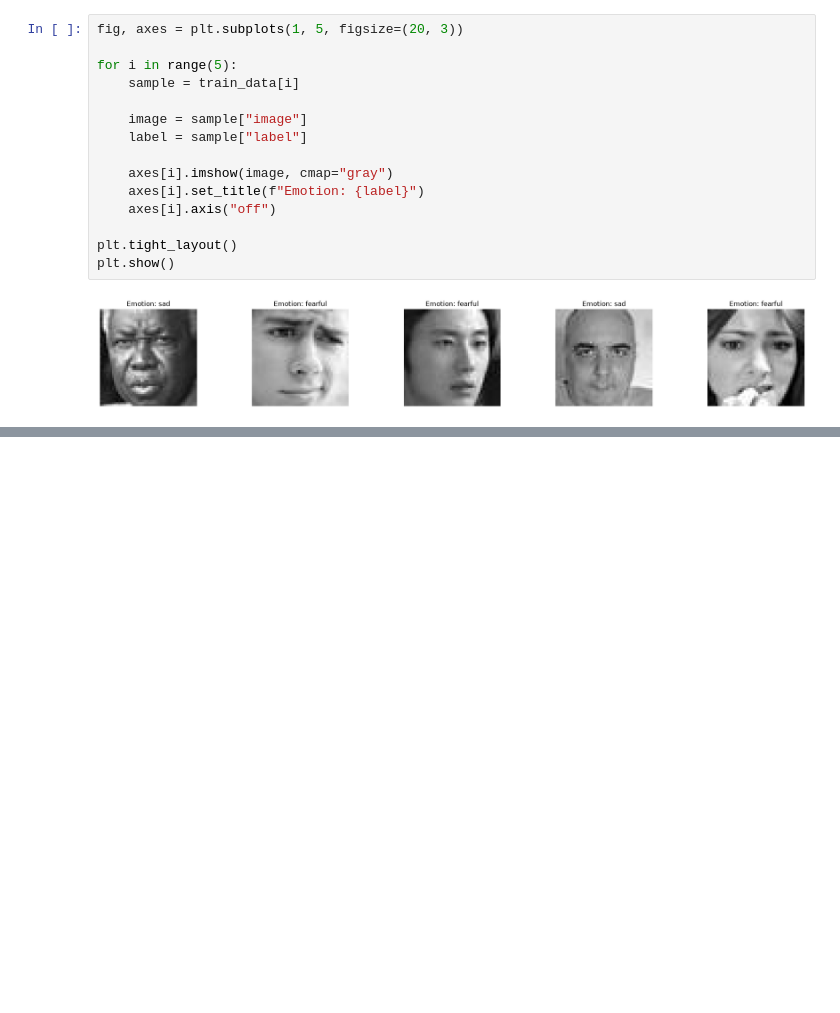
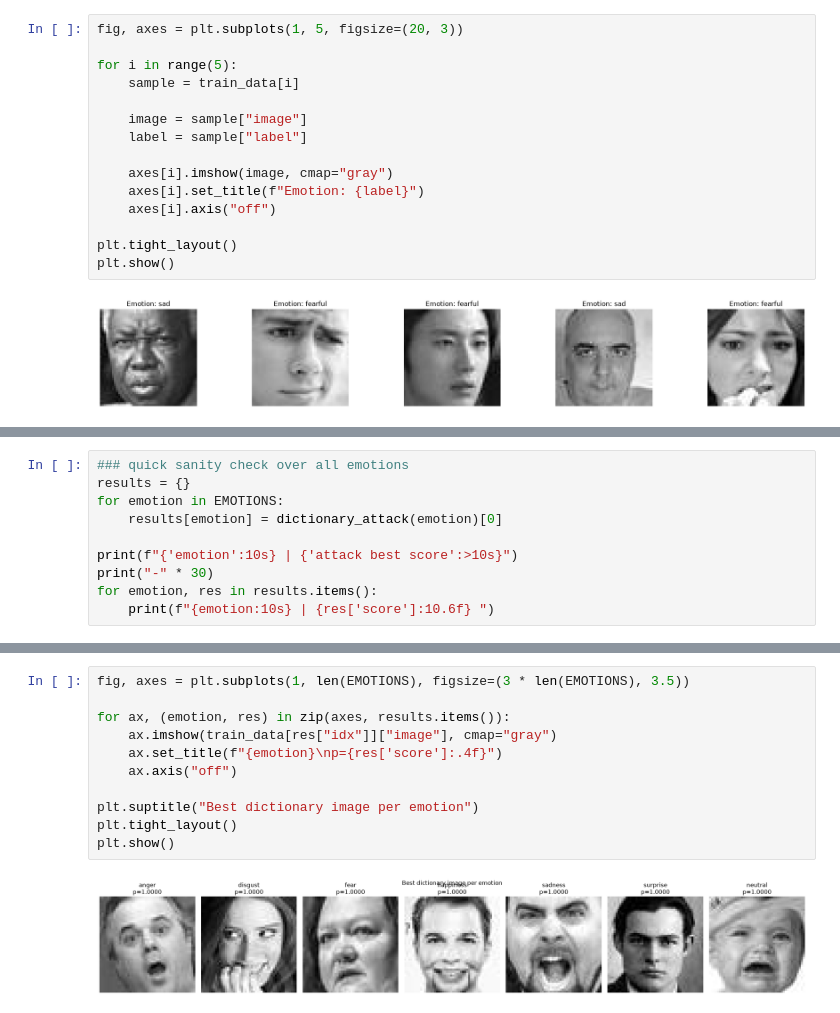
Before and after one commit to Baldi-OG/uni-MultiModal, a Jupyter notebook: homework_2/dictionary_attack.ipynb, the cells around one changed output, grey strips where cells are left out. Saved outputs shown, nothing was run; the diff lists cells and outputs as text; blank space fills up the shorter version.

```diff
--- a/homework_2/dictionary_attack.ipynb
+++ b/homework_2/dictionary_attack.ipynb
@@ -89,0 +178,10 @@ Index with max score: 7, Max score: 1.0
+# %%
+### quick sanity check over all emotions
+results = {}
+for emotion in EMOTIONS:
+    results[emotion] = dictionary_attack(emotion)[0]
+
+print(f"{'emotion':10s} | {'attack best score':>10s}")
+print("-" * 30)
+for emotion, res in results.items():
+    print(f"{emotion:10s} | {res['score']:10.6f} ")
@@ -89,0 +198,13 @@ Index with max score: 7, Max score: 1.0
+# %%
+fig, axes = plt.subplots(1, len(EMOTIONS), figsize=(3 * len(EMOTIONS), 3.5))
+
+for ax, (emotion, res) in zip(axes, results.items()):
+    ax.imshow(train_data[res["idx"]]["image"], cmap="gray")
+    ax.set_title(f"{emotion}\np={res['score']:.4f}")
+    ax.axis("off")
+
+plt.suptitle("Best dictionary image per emotion")
+plt.tight_layout()
+plt.show()
+# %% [output]
+[figure, added]
```
Also changed, not shown: parts of 16 cells of this notebook.
